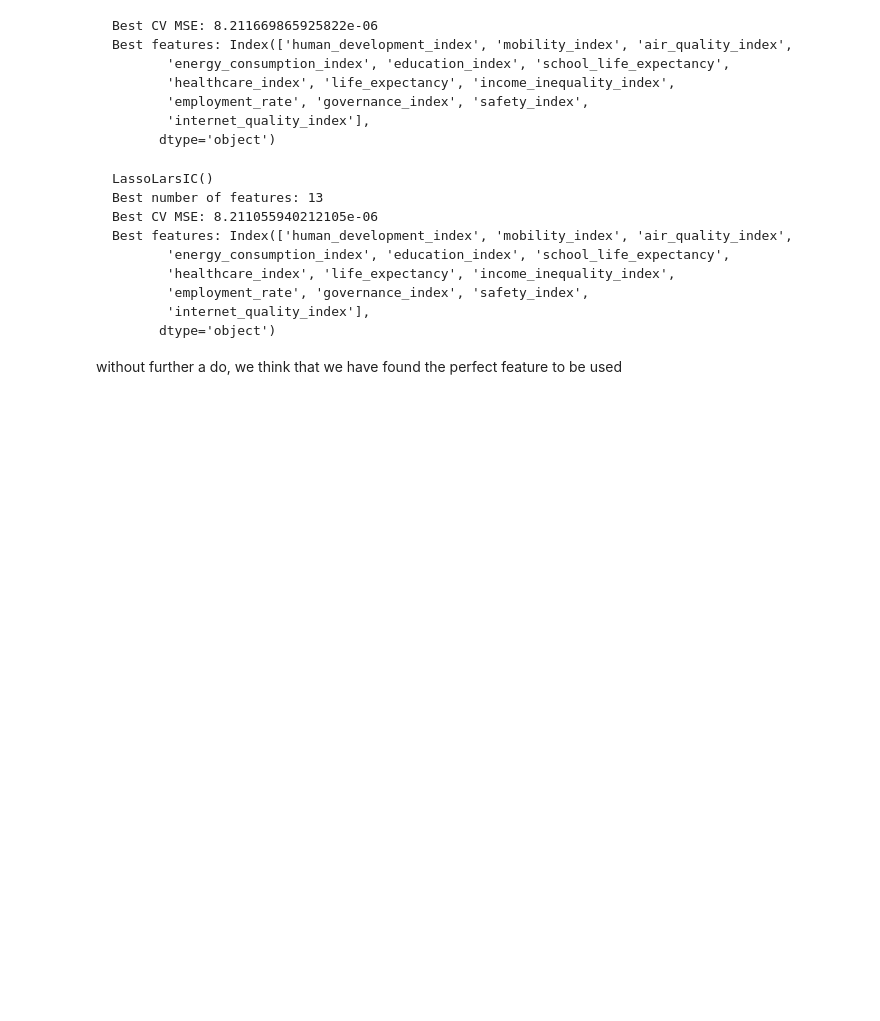
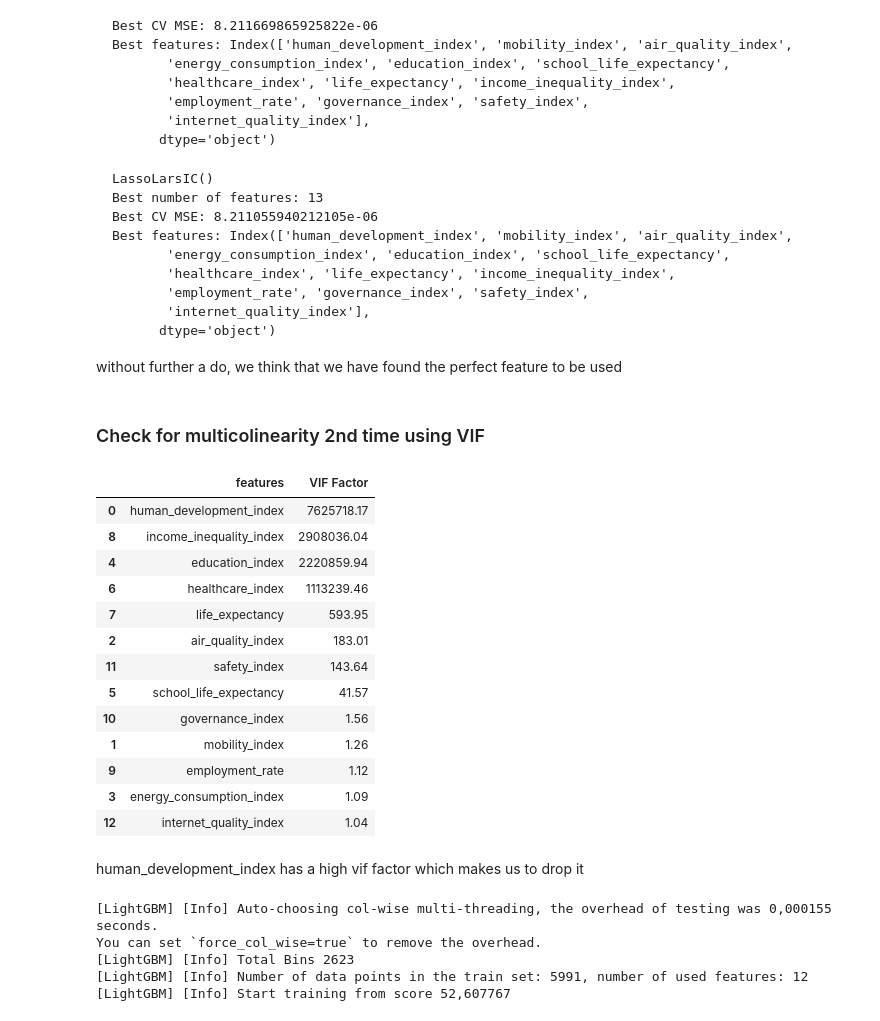
Before and after one commit to Tus1688/final-fit-competition-2024, a Jupyter notebook: try temp.ipynb, the cells around one changed output. Saved outputs shown, nothing was run; the diff lists cells and outputs as text; code cells hidden in the pictures; blank space fills up the shorter version.

````diff
--- a/try temp.ipynb
+++ b/try temp.ipynb
@@ -701,3 +704,34 @@ Best features: Index(['human_development_index', 'mobility_index', 'air_quality_
 ```
 
 without further a do, we think that we have found the perfect feature to be used
+# %% [markdown]
+### Check for multicolinearity 2nd time using VIF
+# %%
+kbest_col = ['human_development_index', 'mobility_index', 'air_quality_index',
+       'energy_consumption_index', 'education_index', 'school_life_expectancy',
+       'healthcare_index', 'life_expectancy', 'income_inequality_index',
+       'employment_rate', 'governance_index', 'safety_index',
+       'internet_quality_index']
+# %%
+vif = pd.DataFrame()
+vif["features"] = X[kbest_col].columns
+vif["VIF Factor"] = [variance_inflation_factor(X[kbest_col].values, i) for i in range(X[kbest_col].shape[1])]
+vif = vif.sort_values(by="VIF Factor", ascending=False)
+vif
+# %% [output]
+|  | features | VIF Factor |
+| 0 | human_development_index | 7625718.17 |
+| 8 | income_inequality_index | 2908036.04 |
+| 4 | education_index | 2220859.94 |
+| 6 | healthcare_index | 1113239.46 |
+| 7 | life_expectancy | 593.95 |
+| 2 | air_quality_index | 183.01 |
+| 11 | safety_index | 143.64 |
+| 5 | school_life_expectancy | 41.57 |
+| 10 | governance_index | 1.56 |
+| 1 | mobility_index | 1.26 |
+| 9 | employment_rate | 1.12 |
+| 3 | energy_consumption_index | 1.09 |
+| 12 | internet_quality_index | 1.04 |
+# %% [markdown]
+human_development_index has a high vif factor which makes us to drop it
@@ -703,0 +743,10 @@ without further a do, we think that we have found the perfect feature to be used
+# %%
+X_train, X_test, y_train, y_test = train_test_split(X, y, random_state=SEED, test_size=.25)
+reg = LazyRegressor(verbose=0, ignore_warnings=False, custom_metric=mean_squared_error)
+models, predictions = reg.fit(X_train, X_test, y_train, y_test)
+# %% [output]
+[LightGBM] [Info] Auto-choosing col-wise multi-threading, the overhead of testing was 0,000155 seconds.
+You can set `force_col_wise=true` to remove the overhead.
+[LightGBM] [Info] Total Bins 2623
+[LightGBM] [Info] Number of data points in the train set: 5991, number of used features: 12
+[LightGBM] [Info] Start training from score 52,607767
````
Also changed, not shown: parts of 32 cells of this notebook, 1 other file.
